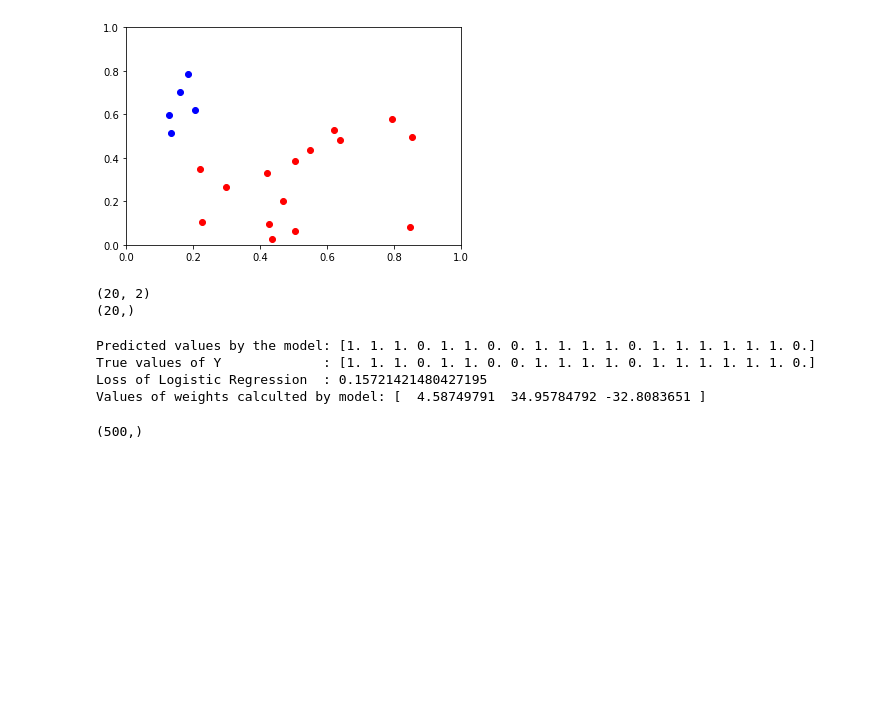
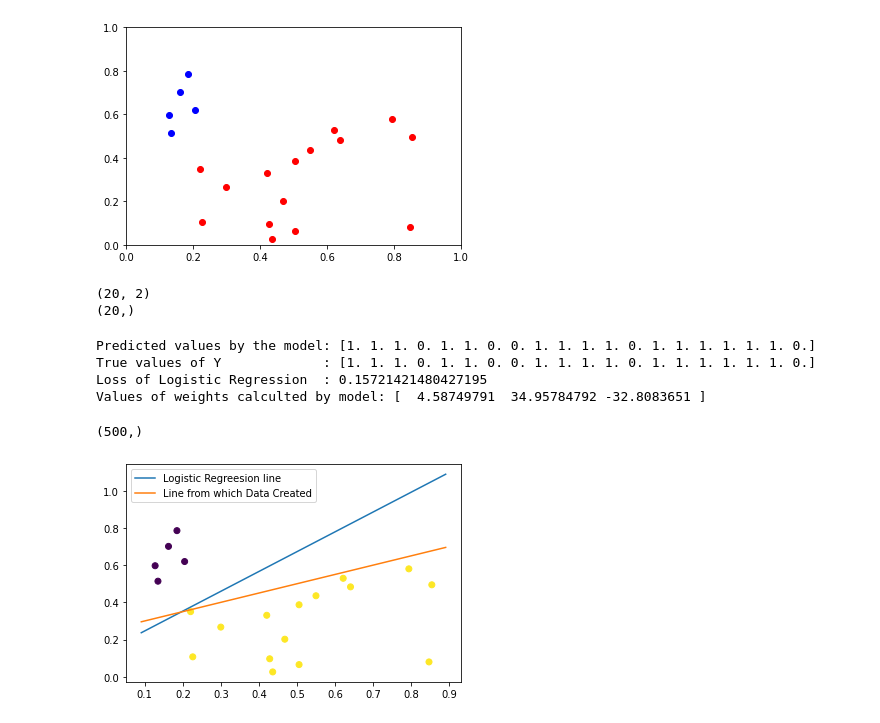
Before and after one commit to sethhardik/SHALA2020, a Jupyter notebook: Assignment_ML_4.ipynb, the cells around one changed output. Cells and saved outputs as stored; diff of their text form; code cells hidden in the pictures; blank space fills up the shorter version.

```diff
--- a/Assignment_ML_4.ipynb
+++ b/Assignment_ML_4.ipynb
@@ -208,5 +206,18 @@ Values of weights calculted by model: [  4.58749791  34.95784792 -32.8083651 ]
 print(loss.shape)
 # %% [output]
 (500,)
+# %%
+plt.scatter(Xtest[:,1],Xtest[:,2],c=Y)
+ax = plt.gca()
+xlim = ax.get_xlim()
+xx = np.linspace(xlim[0],xlim[1])
+yy = (-w[1] * xx -w[0]-0) / w[2]
+plt.plot(xx,yy,label="Logistic Regreesion line")
+yy = 0.5*xx +0.25
+plt.plot(xx,yy,label="Line from which Data Created")
+plt.legend()
+plt.show()
+# %% [output]
+[figure, added]
 # %%
 plt.plot(loss)
```
Also changed, not shown: parts of 3 cells of this notebook.
